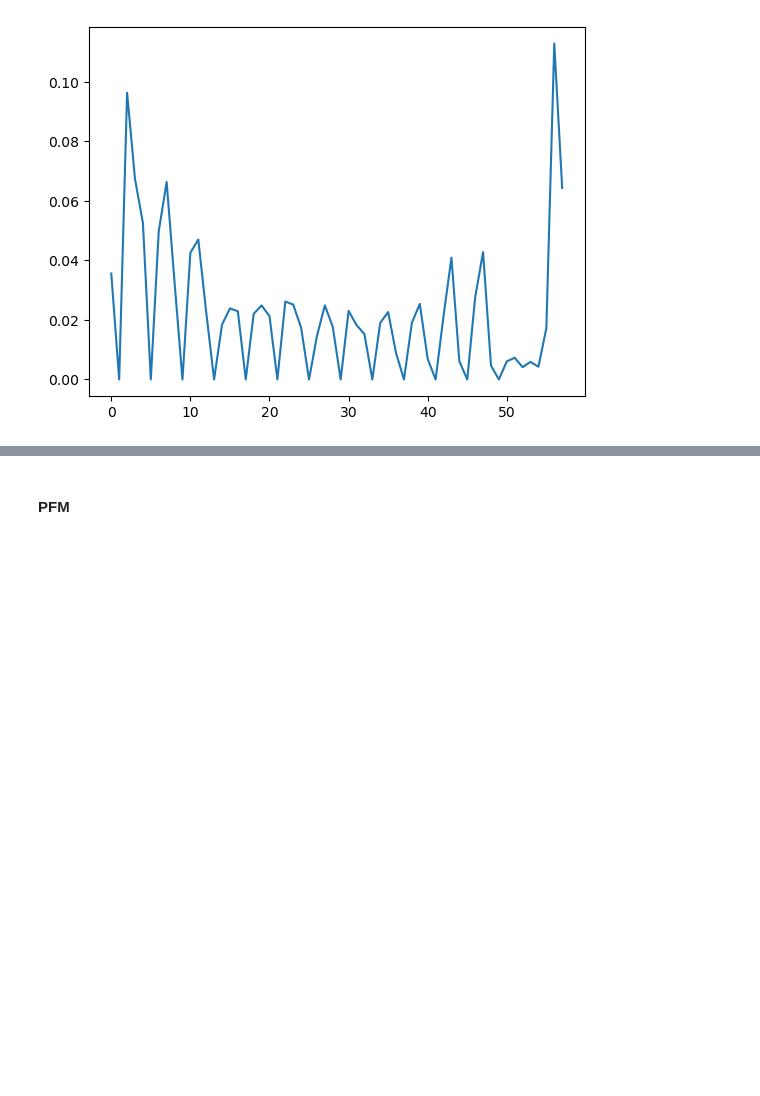
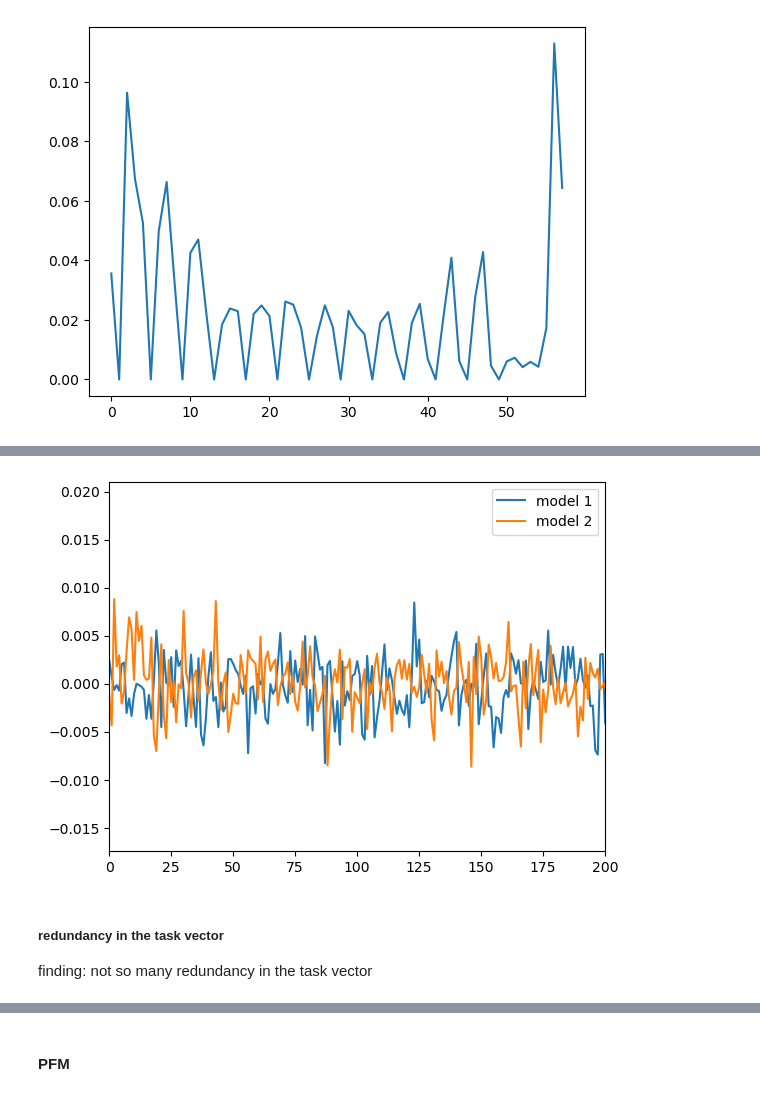
Before and after one commit to XingyuQu/data_driven_init, a Jupyter notebook: play.ipynb, the cells around one changed output, grey strips where cells are left out. Saved outputs shown, nothing was run; the diff lists cells and outputs as text; code cells hidden in the pictures; blank space fills up the shorter version.

```diff
--- a/play.ipynb
+++ b/play.ipynb
@@ -235,7 +255,8 @@ train_loader, test_loader = datapool(args.dataset, args.batch_size, 0, shuffle=T
 Files already downloaded and verified
 Files already downloaded and verified
 # %%
-v_idx_s = list(range(2, 16)) + list(range(22, 37))
+# v_idx_s = list(range(2, 16)) + list(range(22, 37))
+v_idx_s = list(range(2, 13))
 # v_idx_s = [2]
 num_models = len(v_idx_s) + 1
 # %%
@@ -270,5 +298,5 @@ Accuracy of the network on the test images: 45.690000
 45.69
 # %%
 # for case study
-model_s[0].load_state_dict(torch.load(f'cifar10_vgg16_3_updated_snn1_1_v6.pth', map_location='cpu'))
-validate_snn(model_s[0], test_loader, n_steps, device)
+# model_s[0].load_state_dict(torch.load(f'cifar10_vgg16_3_updated_snn1_1_v9.pth', map_location='cpu'))
+# validate_snn(model_s[0], test_loader, n_steps, device)
@@ -281,3 +306,9 @@ sd_s = [torch.load(f'{prefix}cifar10_vgg16_{ckpt_model_idx}_updated_snn1_1.pth',
         [torch.load(f'{prefix}cifar10_vgg16_{ckpt_model_idx}_updated_snn1_1_v{v}.pth', weights_only=True, map_location='cpu') for v in v_idx_s]
 for model, sd in zip(model_s, sd_s):
     model.load_state_dict(sd)
+# %%
+data, target = next(iter(test_loader))
+data = add_dimension(data, n_steps)
+data, target = data.to(device), target.to(device)
+model = model_s[0]
+model = model.to(device)
@@ -1453,0 +1555,19 @@ plt.plot(param_max_diff_s)
+# %%
+param_name = 'layer3.4.layer.module.weight'
+param_1 = model_merge_1.state_dict()[param_name]
+param_2 = model_merge_2.state_dict()[param_name]
+diff = param_1.sign() * param_2.sign()
+diff_value_1 = param_1[diff == -1]
+diff_value_2 = param_2[diff == -1]
+
+plt.plot(diff_value_1.detach().cpu(), label='model 1')
+plt.plot(diff_value_2.detach().cpu(), label='model 2')
+plt.xlim(0, 200)
+plt.legend()
+plt.show()
+# %% [output]
+[figure, added]
+# %% [markdown]
+##### redundancy in the task vector
+
+finding: not so many redundancy in the task vector
```
Also changed, not shown: parts of 26 cells of this notebook, 7 other files.
